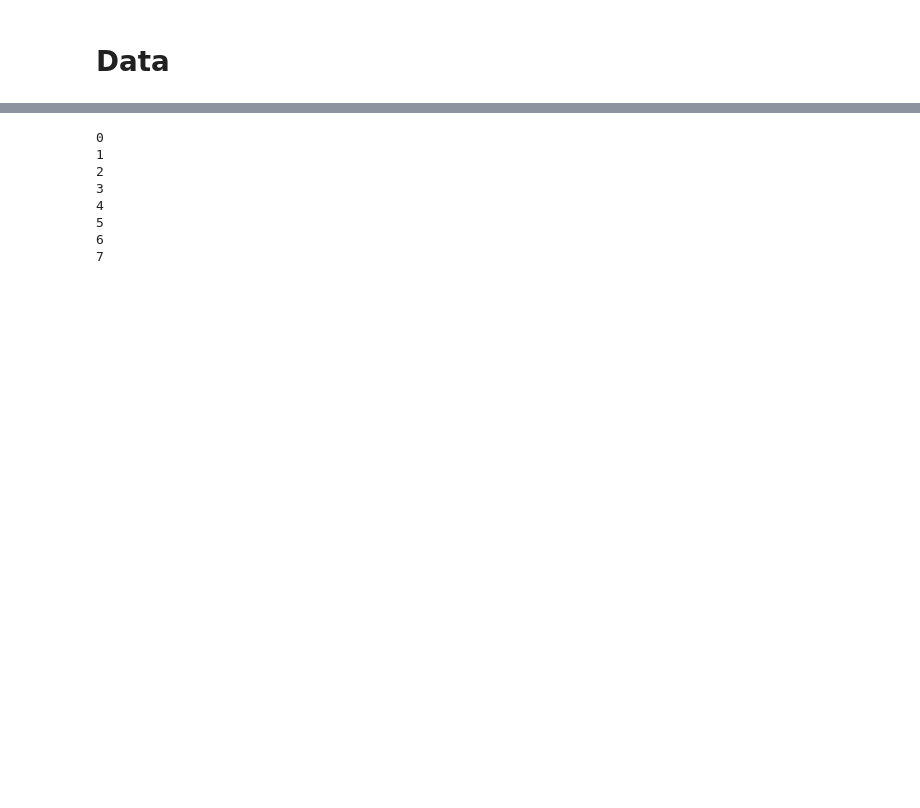
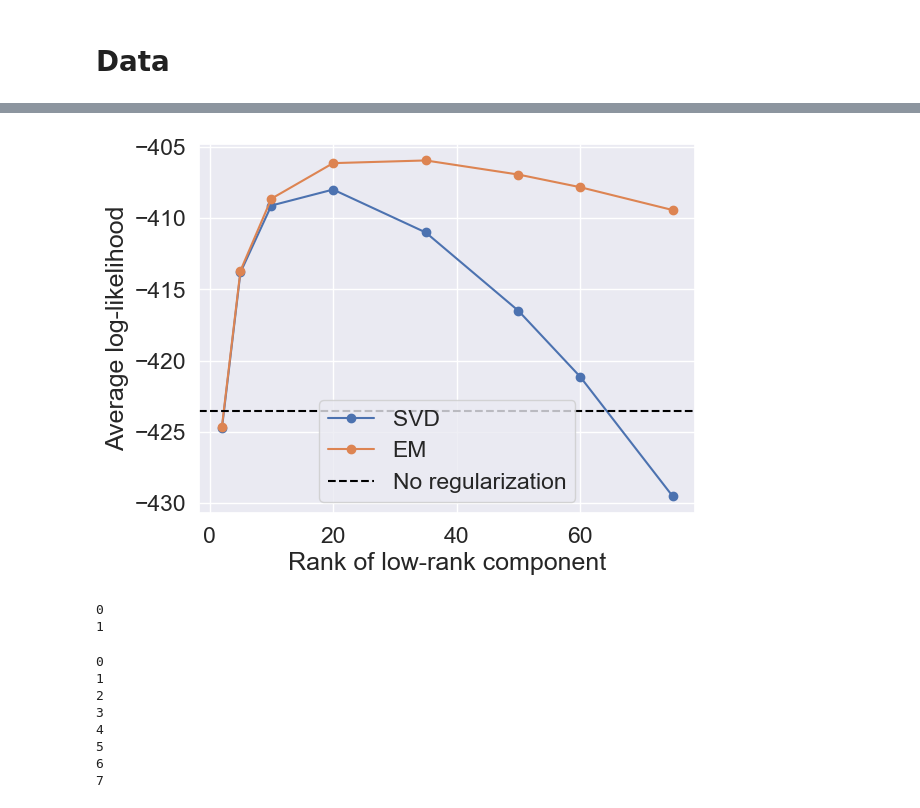
Before and after one commit to cvxgrp/cov_pred_finance, a Jupyter notebook: experiments/extensions/large_universes.ipynb, the cells around one changed output, grey strips where cells are left out. Cells and saved outputs as stored; diff of their text form; code cells hidden in the pictures; blank space fills up the shorter version.

```diff
--- a/experiments/extensions/large_universes.ipynb
+++ b/experiments/extensions/large_universes.ipynb
@@ -48,0 +88,19 @@ ll_r5 = pd.read_csv("results/after_comb_ll_r=1.csv")
+# %%
+covariance_no_reg = from_csv_to_cov("after_comb_covariance_no_reg", assets=returns.columns[:])
+# %%
+ll2 = em_low_rank_log_likelihood(returns, covariance_no_reg, rank=2)
+ll2.to_csv("results/after_comb_ll2_em.csv")
+ll5 = em_low_rank_log_likelihood(returns, covariance_no_reg, rank=5)
+ll5.to_csv("results/after_comb_ll5_em.csv")
+ll10 = em_low_rank_log_likelihood(returns, covariance_no_reg, rank=10)
+ll10.to_csv("results/after_comb_ll10_em.csv")
+ll20 = em_low_rank_log_likelihood(returns, covariance_no_reg, rank=20)
+ll20.to_csv("results/after_comb_ll20_em.csv")
+ll35 = em_low_rank_log_likelihood(returns, covariance_no_reg, rank=35)
+ll35.to_csv("results/after_comb_ll35_em.csv")
+ll50 = em_low_rank_log_likelihood(returns, covariance_no_reg, rank=50)
+ll50.to_csv("results/after_comb_ll50_em.csv")
+ll60 = em_low_rank_log_likelihood(returns, covariance_no_reg, rank=60)
+ll60.to_csv("results/after_comb_ll60_em.csv")
+ll75 = em_low_rank_log_likelihood(returns, covariance_no_reg, rank=75)
+ll75.to_csv("results/after_comb_ll75_em.csv")
@@ -48,0 +506,24 @@ ll_r5 = pd.read_csv("results/after_comb_ll_r=1.csv")
+# %%
+ll_r2 = pd.read_csv("results/after_comb_ll_r=2.csv",index_col=0).squeeze()
+ll_r5 = pd.read_csv("results/after_comb_ll_r=5.csv",index_col=0).squeeze()
+ll_r10 = pd.read_csv("results/after_comb_ll_r=10.csv",index_col=0).squeeze()
+ll_r20 = pd.read_csv("results/after_comb_ll_r=20.csv",index_col=0).squeeze()
+ll_r35 = pd.read_csv("results/after_comb_ll_r=35.csv",index_col=0).squeeze()
+ll_r50 = pd.read_csv("results/after_comb_ll_r=50.csv",index_col=0).squeeze()
+ll_r60 = pd.read_csv("results/after_comb_ll_r=60.csv",index_col=0).squeeze()
+ll_r75 = pd.read_csv("results/after_comb_ll_r=75.csv",index_col=0).squeeze()
+ll_no_reg = pd.read_csv("results/after_comb_ll_r=None.csv",index_col=0).squeeze()
+# %%
+avg_ll_reg = [ll_r2.mean(), ll_r5.mean(), ll_r10.mean(), ll_r20.mean(), ll_r35.mean(), ll_r50.mean(), ll_r60.mean(), ll_r75.mean()]
+avg_ll_reg_em = [ll2.mean(), ll5.mean(), ll10.mean(), ll20.mean(), ll35.mean(), ll50.mean(), ll60.mean(), ll75.mean()]
+
+ranks = [2,5,10,20,35,50,60,75]
+
+plt.plot(ranks, avg_ll_reg, marker="o", label="SVD")
+plt.plot(ranks, avg_ll_reg_em, marker="o", label="EM")
+plt.axhline(y=ll_no_reg.mean(), color="black", linestyle="--", label="No regularization");
+plt.legend();
+plt.xlabel("Rank of low-rank component");
+plt.ylabel("Average log-likelihood");
+# %% [output]
+[figure, added]
@@ -49,3 +532,12 @@ ll_r5 = pd.read_csv("results/after_comb_ll_r=1.csv")
+# %%
+print(0)
+ll_r2 = log_likelihood_regularized(returns, covariance_no_reg, r=2)
+
+print(1)
+ll_r60 = log_likelihood_regularized(returns, covariance_no_reg, r=60)
+# %% [output]
+0
+1
 # %%
 print(0)
 ll_r2 = log_likelihood_regularized(returns, covariance_no_reg, r=2)
```
Also changed, not shown: parts of 47 cells of this notebook, 28 other files.
